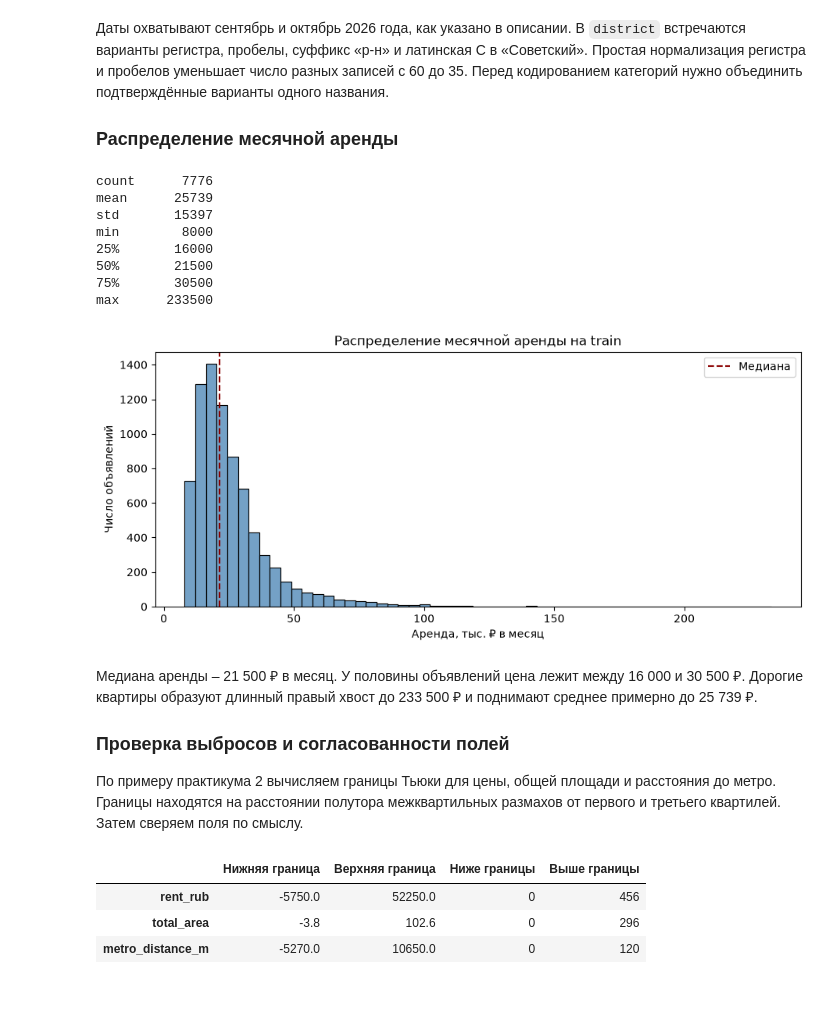
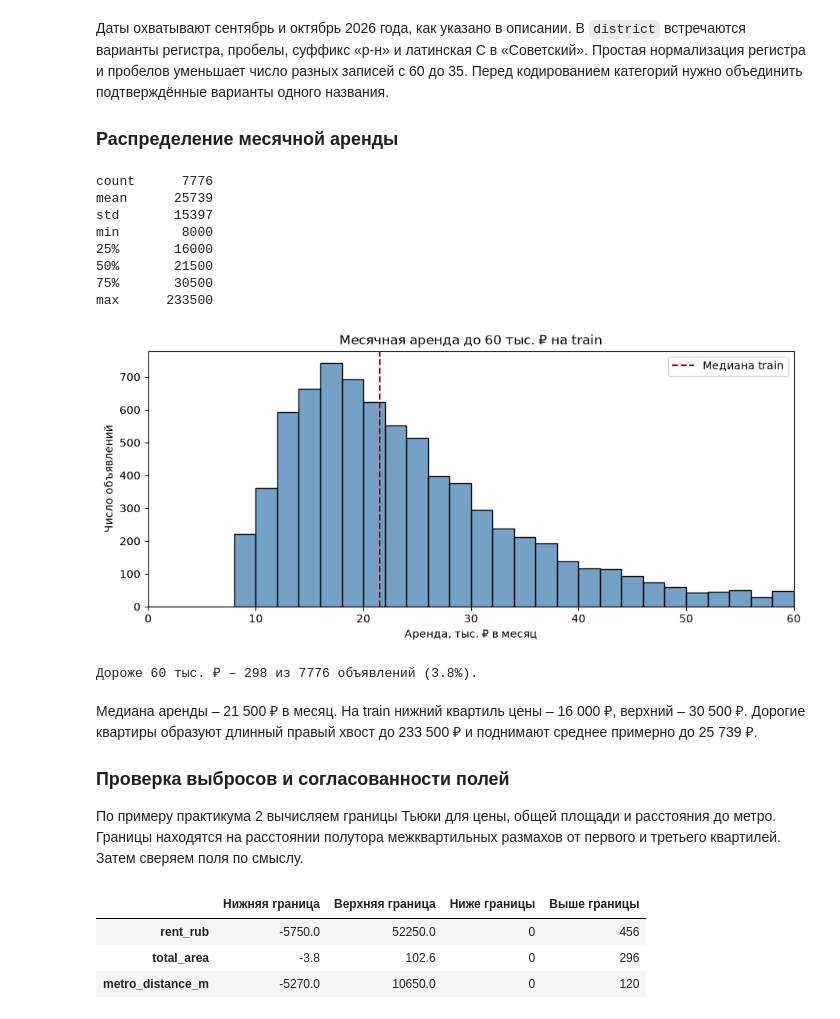
Before and after one commit to sangnchr-s/Gonchar_Alexander_Lab2, a Jupyter notebook: notebooks/01_preparation.ipynb, the cells around one changed output. Drawn from its saved outputs; the diff is of its cells as text; code cells hidden in the pictures.

```diff
--- a/notebooks/01_preparation.ipynb
+++ b/notebooks/01_preparation.ipynb
@@ -210,29 +210,36 @@ print("Примеры написания одного района –", distric
 # %%
 import matplotlib.pyplot as plt
 import seaborn as sns
 
 rent = audit[TARGET]
 print(rent.describe().round().astype(int).to_string())
 
+limit = 60_000
+shown = rent[rent <= limit]
+above_limit = (rent > limit).sum()
+
 fig, ax = plt.subplots(figsize=(9, 4), layout="constrained")
-sns.histplot(x=rent / 1000, bins=55, ax=ax, color="steelblue")
-ax.axvline(rent.median() / 1000, color="darkred", linestyle="--", label="Медиана")
-ax.set(title="Распределение месячной аренды на train",
+sns.histplot(x=shown / 1000, bins=range(0, limit // 1000 + 1, 2), ax=ax, color="steelblue")
+ax.axvline(rent.median() / 1000, color="darkred", linestyle="--", label="Медиана train")
+ax.set(xlim=(0, limit / 1000), title="Месячная аренда до 60 тыс. ₽ на train",
        xlabel="Аренда, тыс. ₽ в месяц", ylabel="Число объявлений")
 ax.legend()
 plt.show()
+
+print(f"Дороже 60 тыс. ₽ – {above_limit} из {len(rent)} объявлений ({above_limit / len(rent):.1%}).")
 # %% [output]
 count      7776
 mean      25739
 std       15397
 min        8000
 25%       16000
 50%       21500
 75%       30500
 max      233500
-[figure, old version]
+[figure, new version]
+Дороже 60 тыс. ₽ – 298 из 7776 объявлений (3.8%).
 # %% [markdown]
-Медиана аренды – 21 500 ₽ в месяц. У половины объявлений цена лежит между 16 000 и 30 500 ₽. Дорогие квартиры образуют длинный правый хвост до 233 500 ₽ и поднимают среднее примерно до 25 739 ₽.
+Медиана аренды – 21 500 ₽ в месяц. На train нижний квартиль цены – 16 000 ₽, верхний – 30 500 ₽. Дорогие квартиры образуют длинный правый хвост до 233 500 ₽ и поднимают среднее примерно до 25 739 ₽.
 
 ### Проверка выбросов и согласованности полей
 
```
Also changed, not shown: parts of 6 cells of this notebook, 4 other files.
